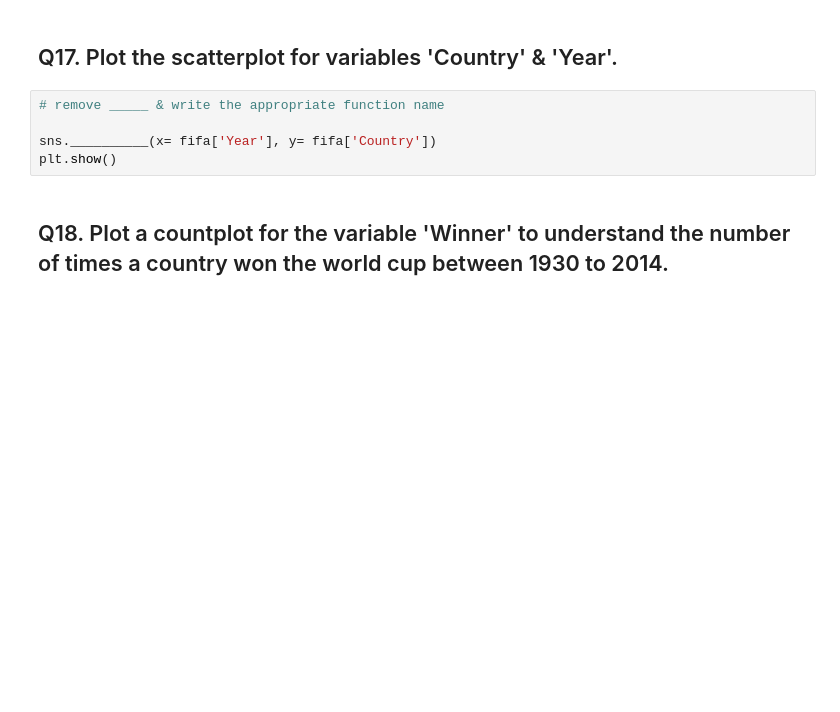
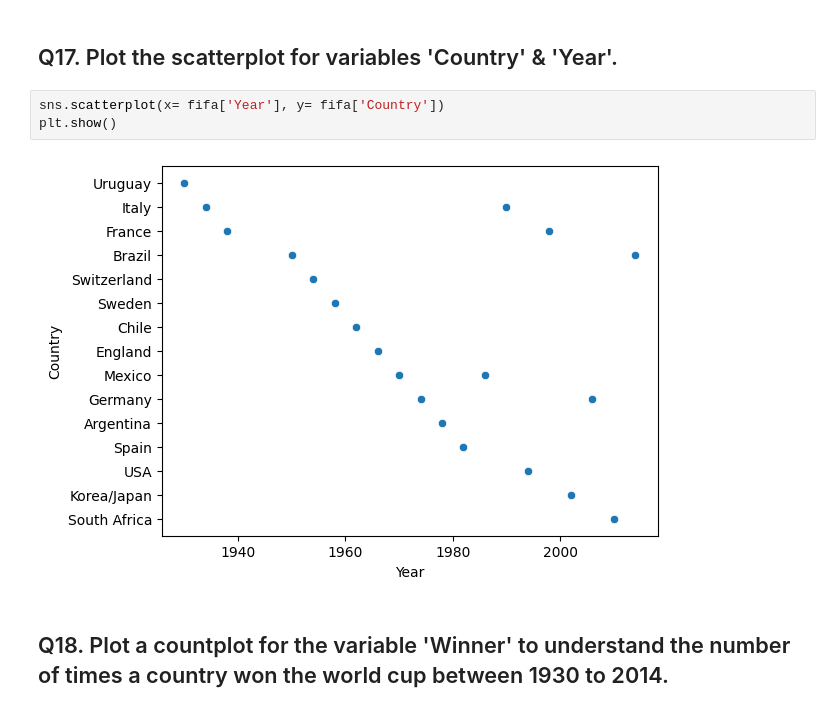
Before and after one commit to jpreyesm03/Data-Science-Fun-Projects, a Jupyter notebook: WorldCups/Question Notebook - FIFA World Cup Analysis.ipynb, the cells around one changed output. Cells and saved outputs as stored; diff of their text form; blank space fills up the shorter version.

```diff
--- a/WorldCups/Question Notebook - FIFA World Cup Analysis.ipynb
+++ b/WorldCups/Question Notebook - FIFA World Cup Analysis.ipynb
@@ -240,10 +257,10 @@ plt.show()
 # %% [markdown]
 ## Q17. Plot the scatterplot for variables 'Country' & 'Year'.
 # %%
-# remove _____ & write the appropriate function name
-
-sns.__________(x= fifa['Year'], y= fifa['Country'])
+sns.scatterplot(x= fifa['Year'], y= fifa['Country'])
 plt.show()
+# %% [output]
+[figure, added]
 # %% [markdown]
 ## Q18. Plot a countplot for the variable 'Winner' to understand the number of times a country won the world cup between 1930 to 2014.
 # %%
```
Also changed, not shown: parts of 22 cells of this notebook.
